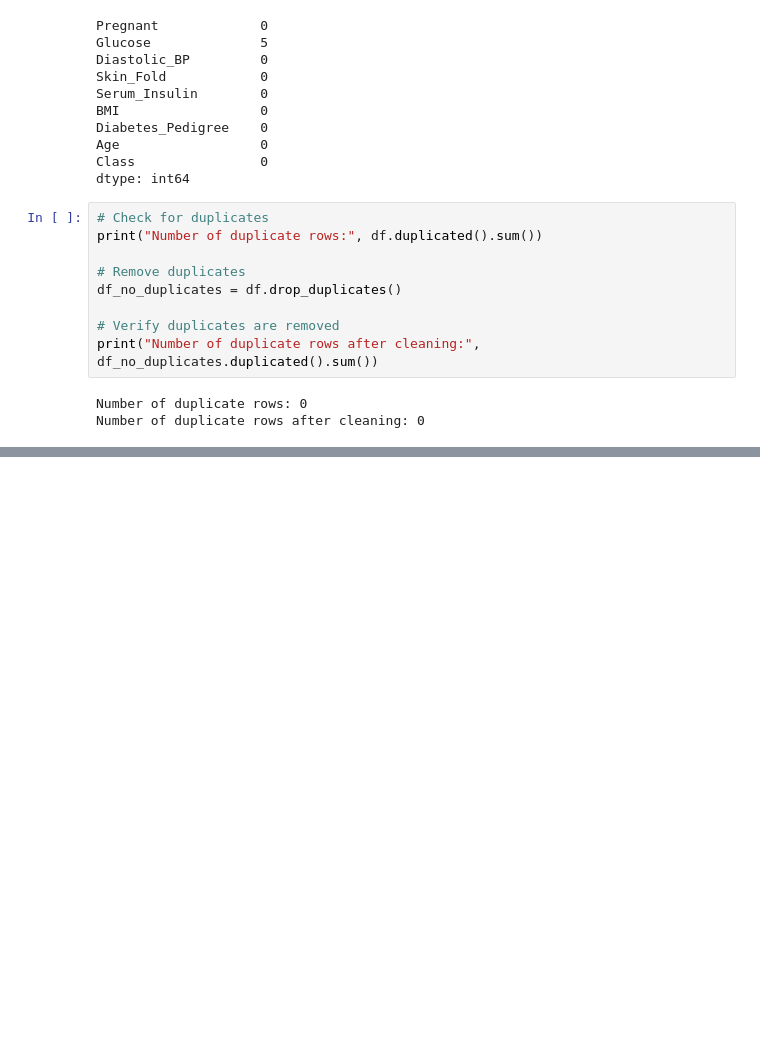
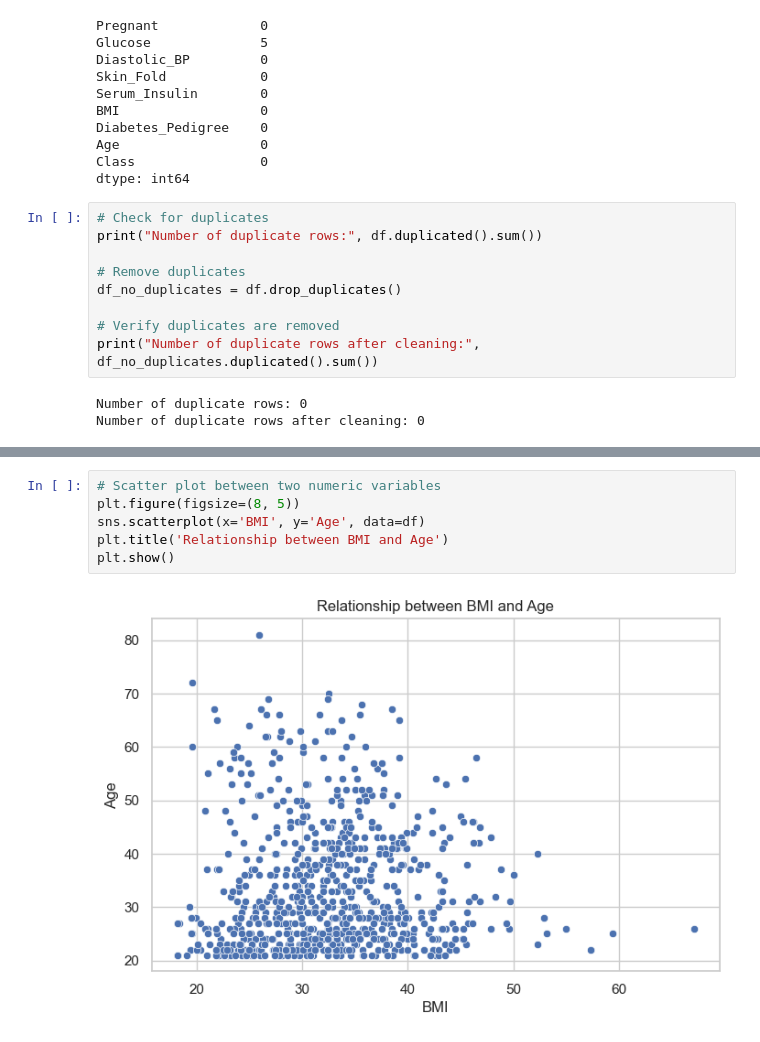
Before and after one commit to albinjoseph229/Python, a Jupyter notebook: Exam_preparation/first_file.ipynb, the cells around one changed output, grey strips where cells are left out. Saved outputs shown, nothing was run; the diff lists cells and outputs as text; blank space fills up the shorter version.

```diff
--- a/Exam_preparation/first_file.ipynb
+++ b/Exam_preparation/first_file.ipynb
@@ -103,0 +121,8 @@ Number of duplicate rows after cleaning: 0
+# %%
+# Scatter plot between two numeric variables
+plt.figure(figsize=(8, 5))
+sns.scatterplot(x='BMI', y='Age', data=df)
+plt.title('Relationship between BMI and Age')
+plt.show()
+# %% [output]
+[figure, added]
```
Also changed, not shown: parts of 4 cells of this notebook, 2 other files.
